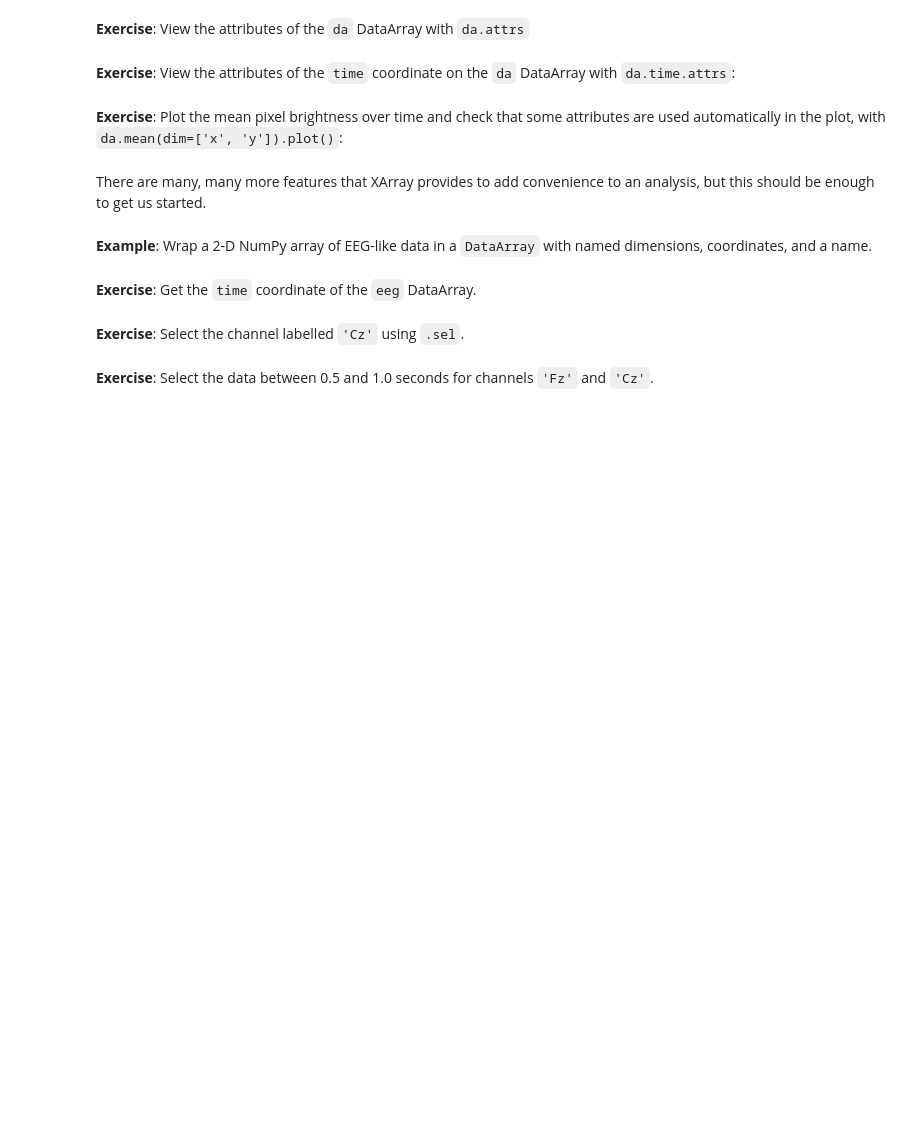
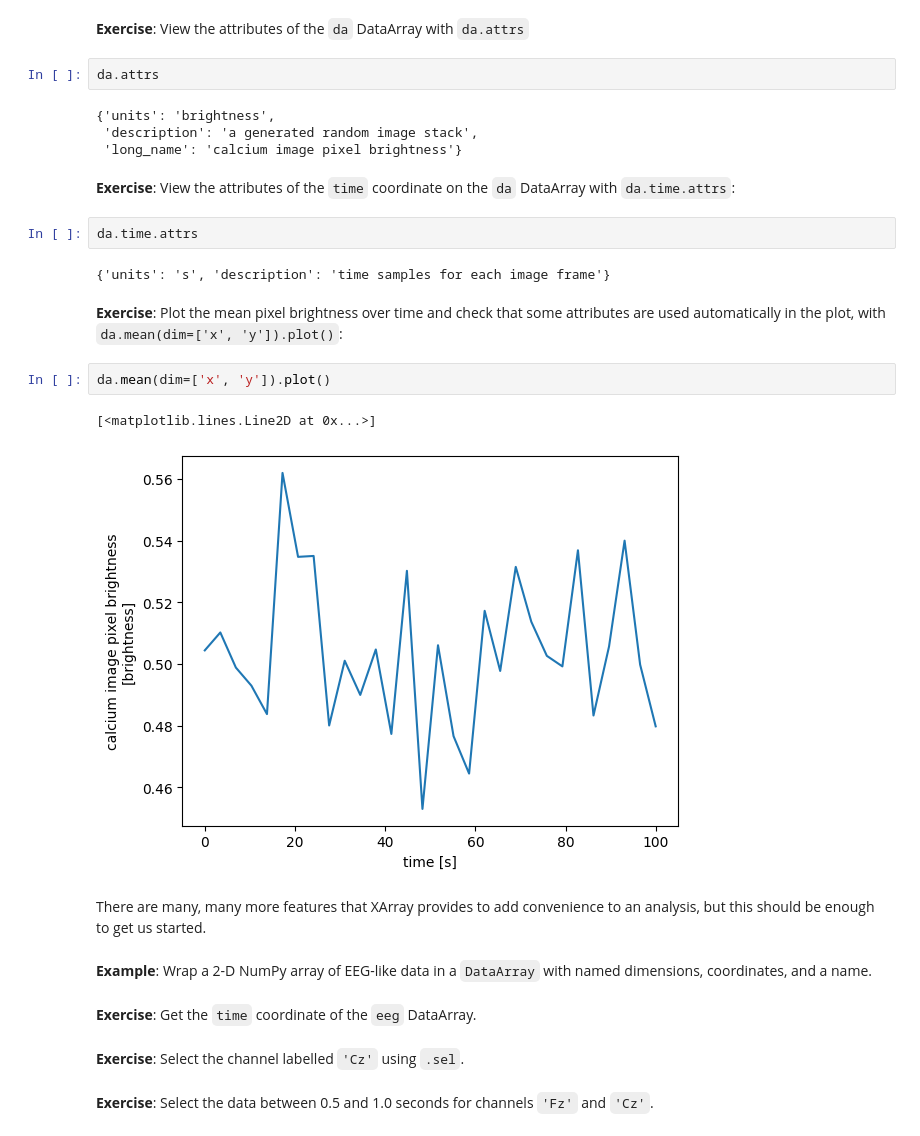
Before and after one commit to Anushkaa007/ANDA_NI_Anushka, a Jupyter notebook: 01_homework/01_exercises.ipynb, the cells around one changed output. Cells and saved outputs as stored; diff of their text form; blank space fills up the shorter version.

```diff
--- a/01_homework/01_exercises.ipynb
+++ b/01_homework/01_exercises.ipynb
@@ -333,10 +395,25 @@ Attributes:
     long_name:    calcium image pixel brightness
 # %% [markdown]
 **Exercise**: View the attributes of the `da` DataArray with `da.attrs`
+# %%
+da.attrs
+# %% [output]
+{'units': 'brightness',
+ 'description': 'a generated random image stack',
+ 'long_name': 'calcium image pixel brightness'}
 # %% [markdown]
 **Exercise**: View the attributes of the `time` coordinate on the `da` DataArray with `da.time.attrs`:
+# %%
+da.time.attrs
+# %% [output]
+{'units': 's', 'description': 'time samples for each image frame'}
 # %% [markdown]
 **Exercise**: Plot the mean pixel brightness over time and check that some attributes are used automatically in the plot, with `da.mean(dim=['x', 'y']).plot()`:
+# %%
+da.mean(dim=['x', 'y']).plot()
+# %% [output]
+[<matplotlib.lines.Line2D at 0x...>]
+[figure, added]
 # %% [markdown]
 There are many, many more features that XArray provides to add convenience to an analysis, but this should be enough to get us started.
 # %% [markdown]
```
Also changed, not shown: parts of 8 cells of this notebook.
